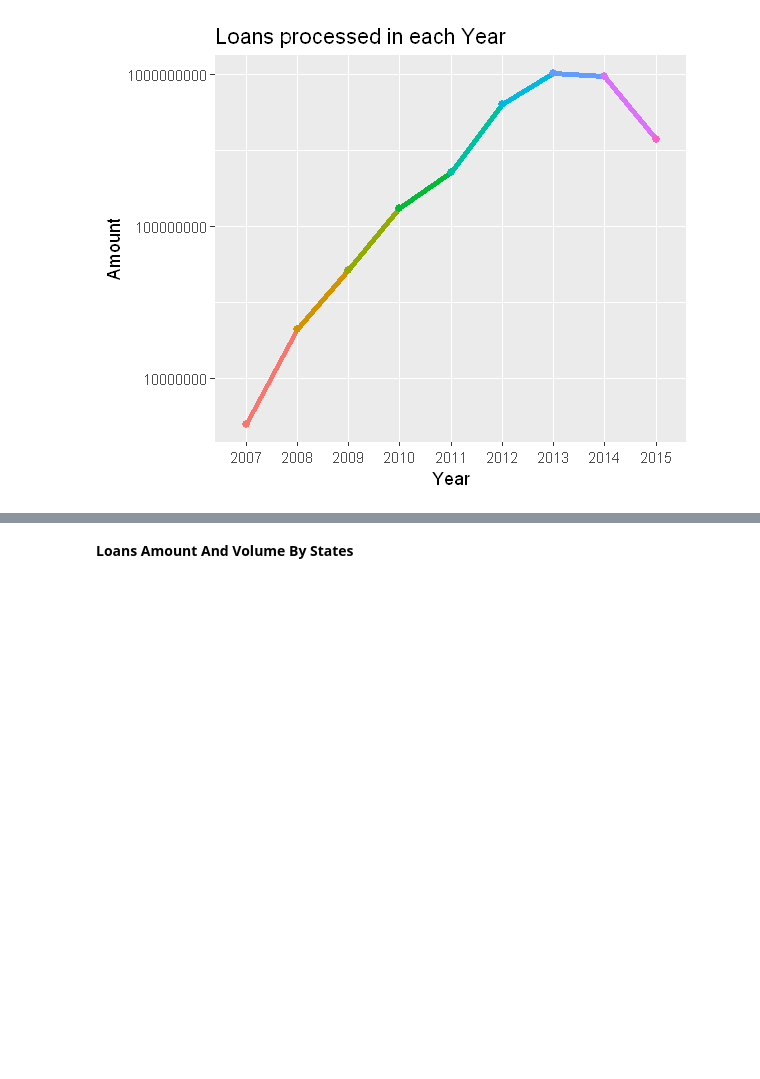
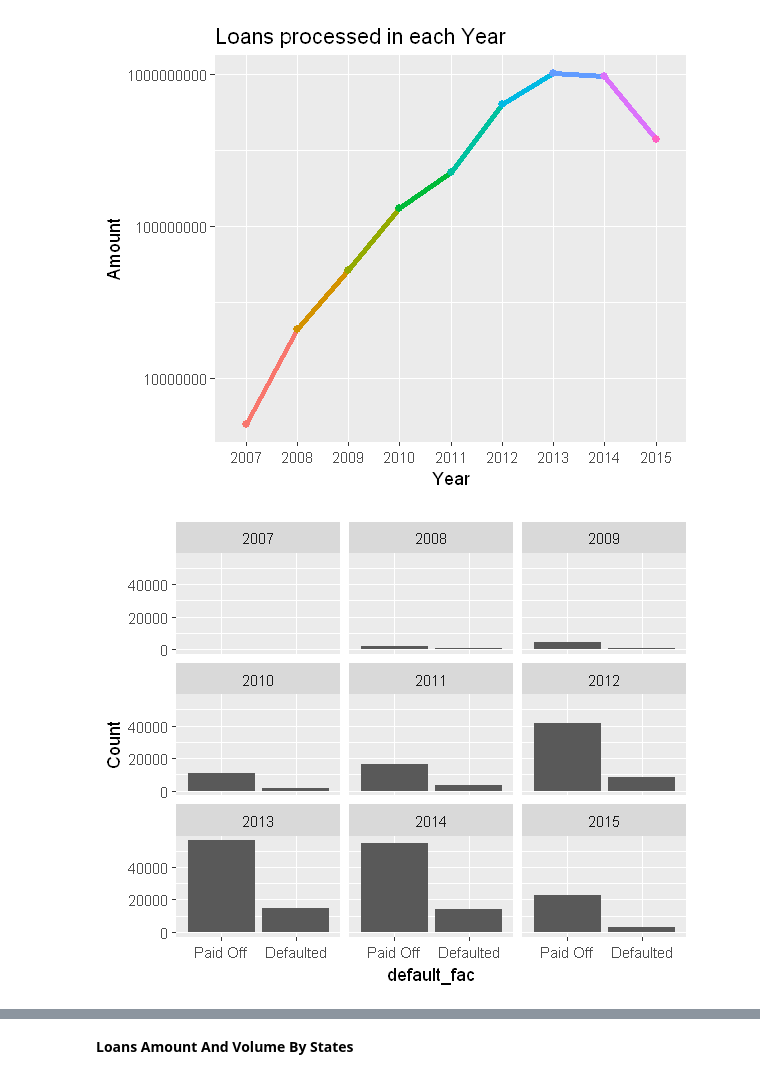
Before and after one commit to kobiburkis/LendingClubAnalysis, a Jupyter notebook: notebooks/4-Data-Visualizations.ipynb, the cells around one changed output, grey strips where cells are left out. Saved outputs shown, nothing was run; the diff lists cells and outputs as text; code cells hidden in the pictures; blank space fills up the shorter version.

Commit message:
update some graphs

```diff
--- a/notebooks/4-Data-Visualizations.ipynb
+++ b/notebooks/4-Data-Visualizations.ipynb
@@ -157,3 +149,16 @@ scale_y_log10()+
 labs(x="Year",y="Amount",title="Loans processed in each Year")
 # %% [output]
 [figure]
+# %%
+options(repr.plot.width=5, repr.plot.height=4,scipen=9)
+time_df2 <- time_df %>%
+  select(default, issue_year) %>%
+  group_by(default,issue_year) %>%
+  summarise(Count = n())
+time_df2$default_fac<- factor(time_df2$default,labels=c("Paid Off", "Defaulted"))
+time_df2 %>% ggplot(aes(default_fac,Count)) +
+geom_bar(stat="identity",position="dodge")+
+scale_fill_manual(values=c("#732ded","#33c14b"))+
+facet_wrap(~issue_year)
+# %% [output]
+[figure, added]
```
Also changed, not shown: parts of 3 cells of this notebook, 1 other file.
